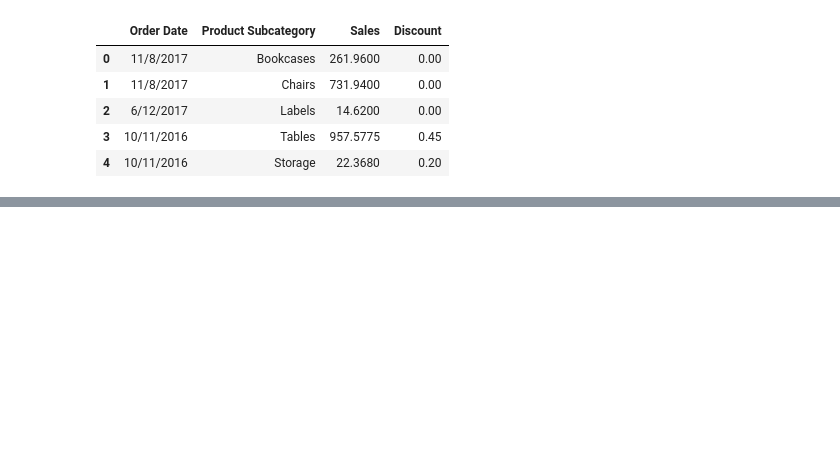
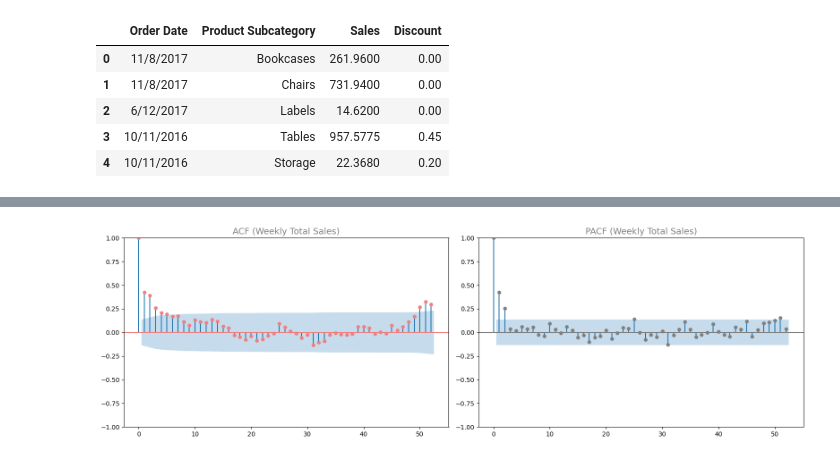
Before and after one commit to ethanhopkins101/DataScience-Projects, a Jupyter notebook: freelancing/mba/mba.ipynb, the cells around one changed output, grey strips where cells are left out. Saved outputs shown, nothing was run; the diff lists cells and outputs as text; code cells hidden in the pictures; blank space fills up the shorter version.

```diff
--- a/freelancing/mba/mba.ipynb
+++ b/freelancing/mba/mba.ipynb
@@ -179,0 +357,24 @@ len(df['Product Subcategory'].unique())
+# %%
+import statsmodels.api as sm
+from statsmodels.graphics.tsaplots import plot_acf, plot_pacf
+
+# 1. Resample df_long to Weekly ('W') for each Subcategory
+# Using 'Order Date' as index
+df_weekly = df_long.set_index('Order Date').groupby('Subcategory')['Sales'].resample('W').sum().reset_index()
+
+# 2. Pick a representative item or use the Total for the Global View
+total_weekly = df_weekly.groupby('Order Date')['Sales'].sum()
+
+# 3. Plot ACF and PACF
+fig, axes = plt.subplots(1, 2, figsize=(16, 5))
+
+plot_acf(total_weekly, lags=52, ax=axes[0], color='#f08080') # Milky Red
+axes[0].set_title('ACF (Weekly Total Sales)', fontsize=14, color='#808080')
+
+plot_pacf(total_weekly, lags=52, ax=axes[1], color='#808080', method='ywm') # Gray
+axes[1].set_title('PACF (Weekly Total Sales)', fontsize=14, color='#808080')
+
+plt.tight_layout()
+plt.show()
+# %% [output]
+[figure, added]
```
Also changed, not shown: parts of 14 cells of this notebook.
